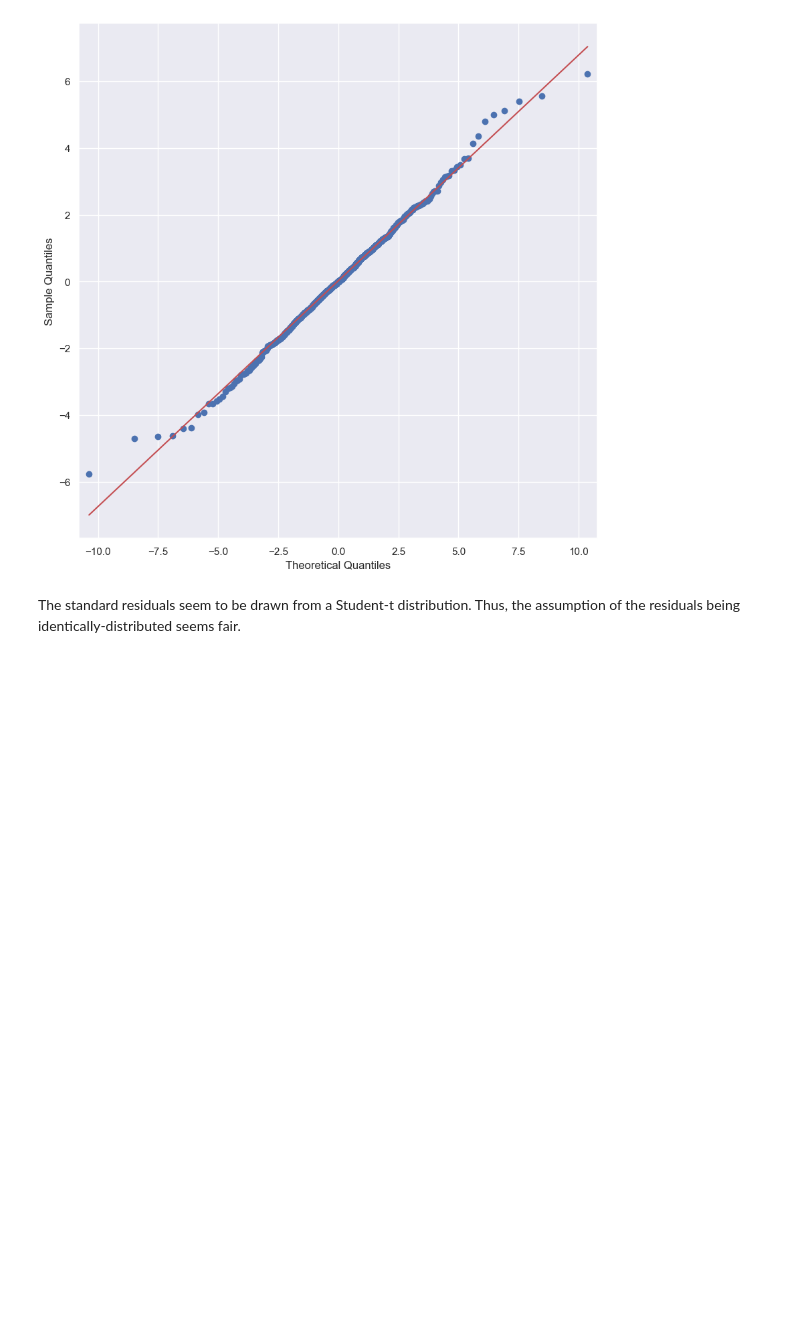
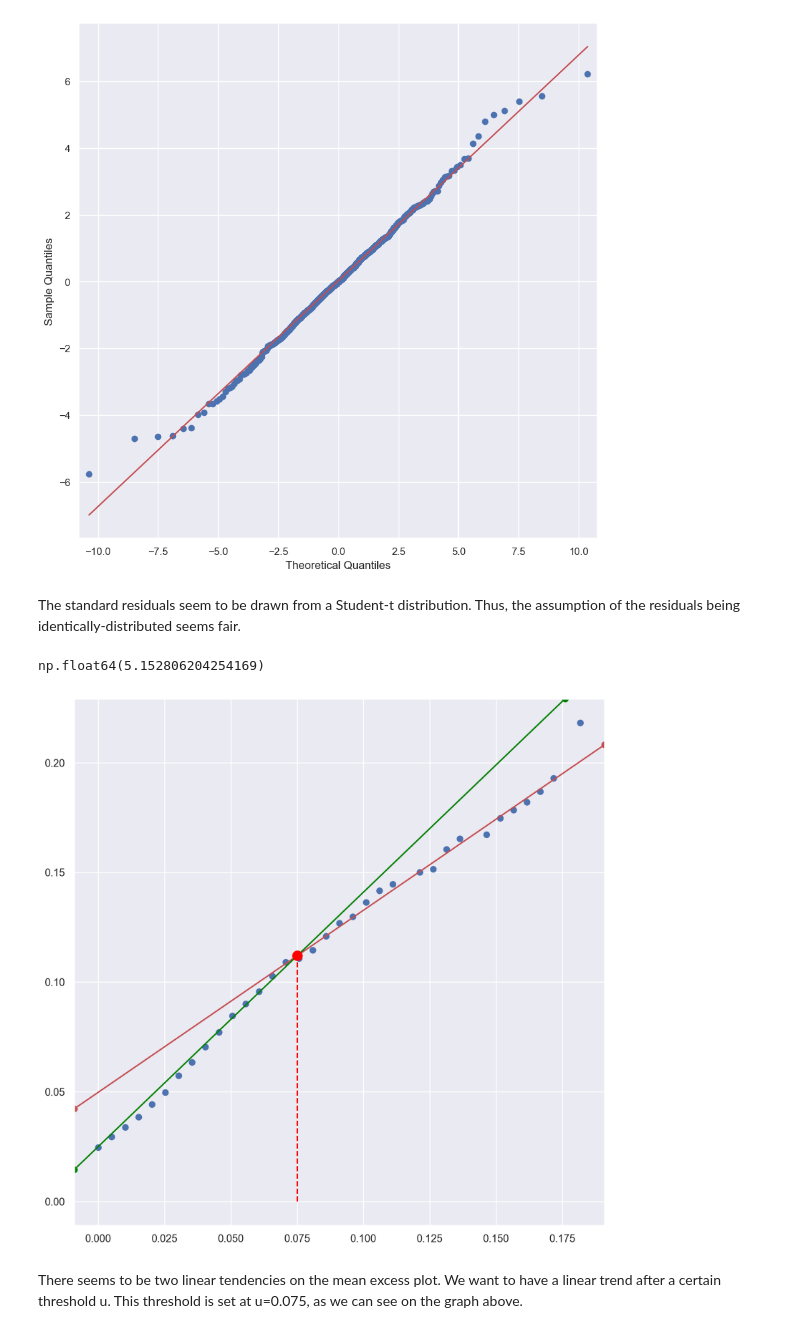
Before and after one commit to iliasra/QRM_Assignment2, a Jupyter notebook: assignment2.ipynb, the cells around one changed output. Cells and saved outputs as stored; diff of their text form; code cells hidden in the pictures; blank space fills up the shorter version.

```diff
--- a/assignment2.ipynb
+++ b/assignment2.ipynb
@@ -169,3 +170,21 @@ plt.show()
 [figure]
 # %% [markdown]
 The standard residuals seem to be drawn from a Student-t distribution. Thus, the assumption of the residuals being identically-distributed seems fair.
+# %%
+train_df.loss.sum()
+# %% [output]
+np.float64(5.152806204254169)
+# %%
+thresholds = np.linspace(0, 0.5, 100)
+x = []
+excess_means = []
+for thresh in thresholds:
+    excess_df = train_df.loc[train_df['loss']>thresh,'loss']
+    nb_excess = excess_df.count()
+    excess_mean = excess_df.sum()/nb_excess if nb_excess>0 else None
+    if len(excess_means)>0 and excess_mean!=excess_means[-1]:
+        excess_means.append(excess_mean)
+        x.append(thresh)
+    elif len(excess_means)==0:
+        excess_means.append(excess_mean)
+        x.append(thresh)
@@ -171,0 +193,12 @@ The standard residuals seem to be drawn from a Student-t distribution. Thus, the
+# %%
+fig, ax = plt.subplots(figsize=(10, 10))
+plt.scatter(x, excess_means)
+plt.axline((0.075, 0.112), (0.175, 0.195), marker = 'o', color='r')
+plt.axline((0.075, 0.112), (0, 0.025), marker = 'o', color='green')
+plt.scatter(0.075, 0.112, color='red', s=100, zorder=5, label='Point (0.075, 0.112)')
+plt.plot([0.075, 0.075], [0, 0.112], linestyle='--', color='red')
+plt.show()
+# %% [output]
+[figure, added]
+# %% [markdown]
+There seems to be two linear tendencies on the mean excess plot. We want to have a linear trend after a certain threshold u. This threshold is set at u=0.075, as we can see on the graph above.
```
Also changed, not shown: parts of 5 cells of this notebook.
